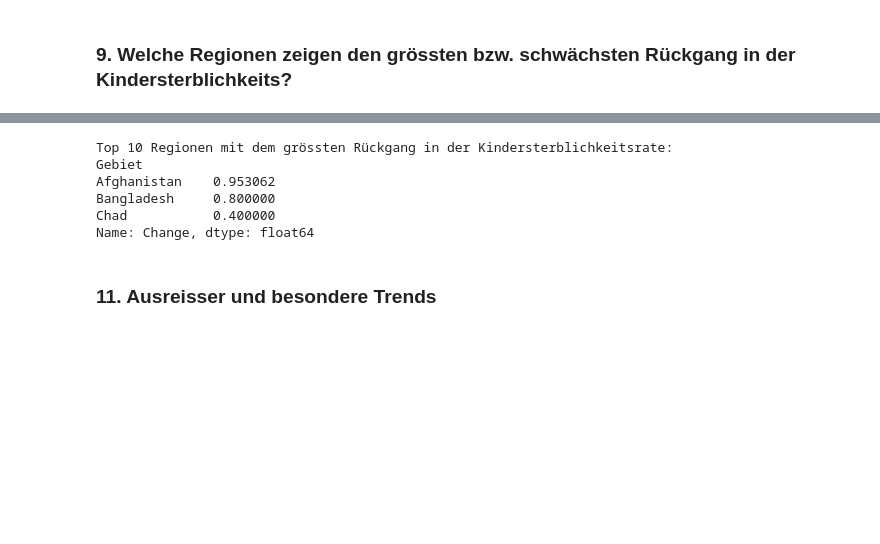
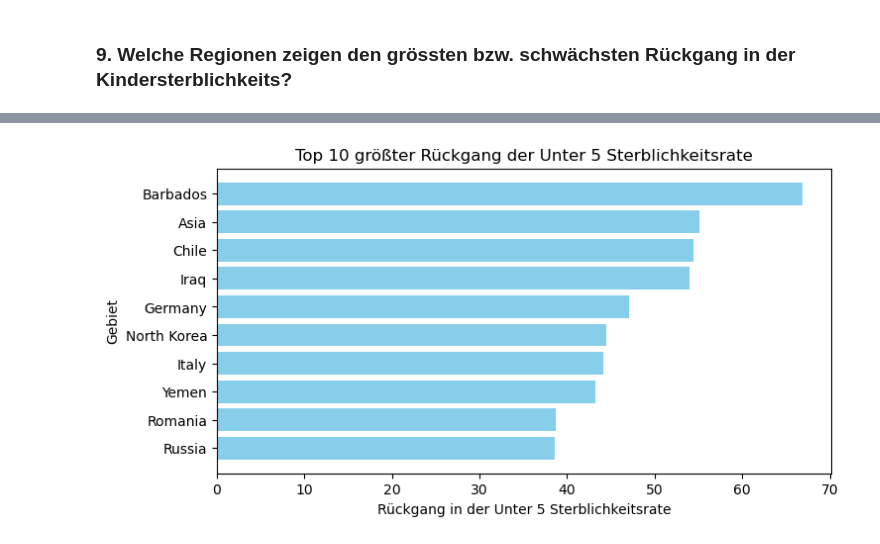
Before and after one commit to melisadedukic/MeliAjna, a Jupyter notebook: LN Python Melisa_Ajna.ipynb, the cells around one changed output, grey strips where cells are left out. Cells and saved outputs as stored; diff of their text form; code cells hidden in the pictures; blank space fills up the shorter version.

```diff
--- a/LN Python Melisa_Ajna.ipynb
+++ b/LN Python Melisa_Ajna.ipynb
@@ -442,13 +441,25 @@ plt.show()
-# %%
-# Top 10 Regionen anzeigen
-print("Top 10 Regionen mit dem grössten Rückgang in der Kindersterblichkeitsrate:")
-print(top10_decline)
-# %% [output]
-Top 10 Regionen mit dem grössten Rückgang in der Kindersterblichkeitsrate:
-Gebiet
-Afghanistan    0.953062
-Bangladesh     0.800000
-Chad           0.400000
-Name: Change, dtype: float64
-# %% [markdown]
-### 11. Ausreisser und besondere Trends
+# %%
+# Berechne den Unterschied zwischen dem ersten und letzten Jahr je Gebiet
+df_diff = df.groupby('Gebiet').agg(
+    Startjahr=('Jahr', 'min'),
+    Endjahr=('Jahr', 'max'),
+    Startwert=('Unter 5 Sterblichkeitsrate', lambda x: x.iloc[0]),
+    Endwert=('Unter 5 Sterblichkeitsrate', lambda x: x.iloc[-1])
+)
+
+# Rückgang berechnen (Startwert - Endwert)
+df_diff['Rueckgang'] = df_diff['Startwert'] - df_diff['Endwert']
+
+# Sortieren nach Rückgang und die Top 10 länder auswählen
+df_diff_sorted = df_diff.sort_values(by='Rueckgang', ascending=False).head(10)
+
+# Visualisierung der größten Rückgänge (Top 10)
+plt.figure(figsize=(8, 4))
+plt.barh(df_diff_sorted.index, df_diff_sorted['Rueckgang'], color='skyblue')
+plt.xlabel('Rückgang in der Unter 5 Sterblichkeitsrate')
+plt.ylabel('Gebiet')
+plt.title('Top 10 größter Rückgang der Unter 5 Sterblichkeitsrate')
+plt.gca().invert_yaxis()  # Um die höchsten Werte oben anzuzeigen
+plt.show()
+# %% [output]
+[figure, added]
```
Also changed, not shown: parts of 10 cells of this notebook, 5 other files.
